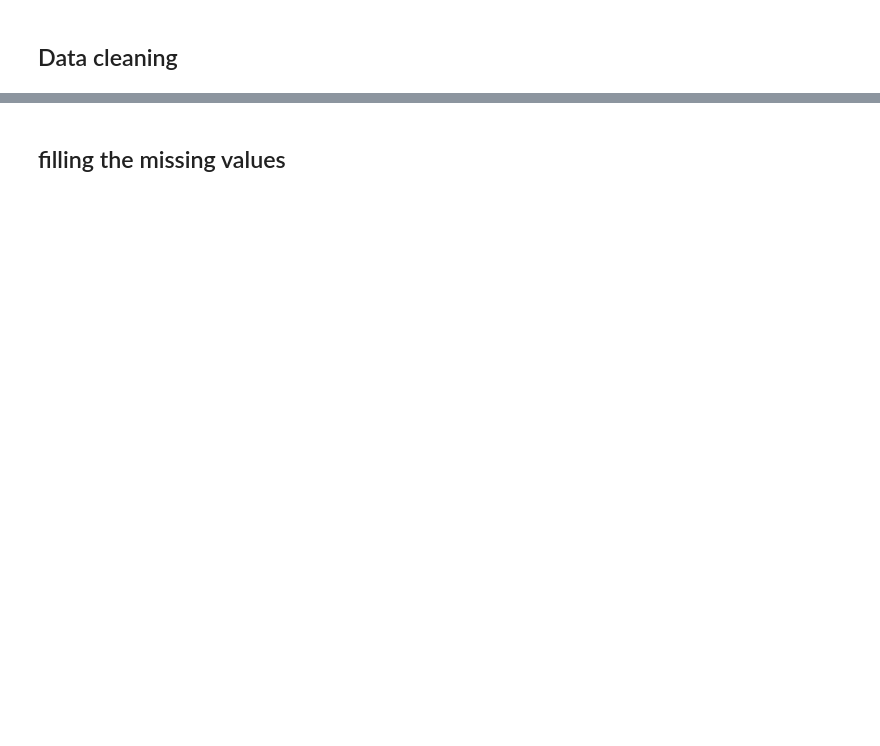
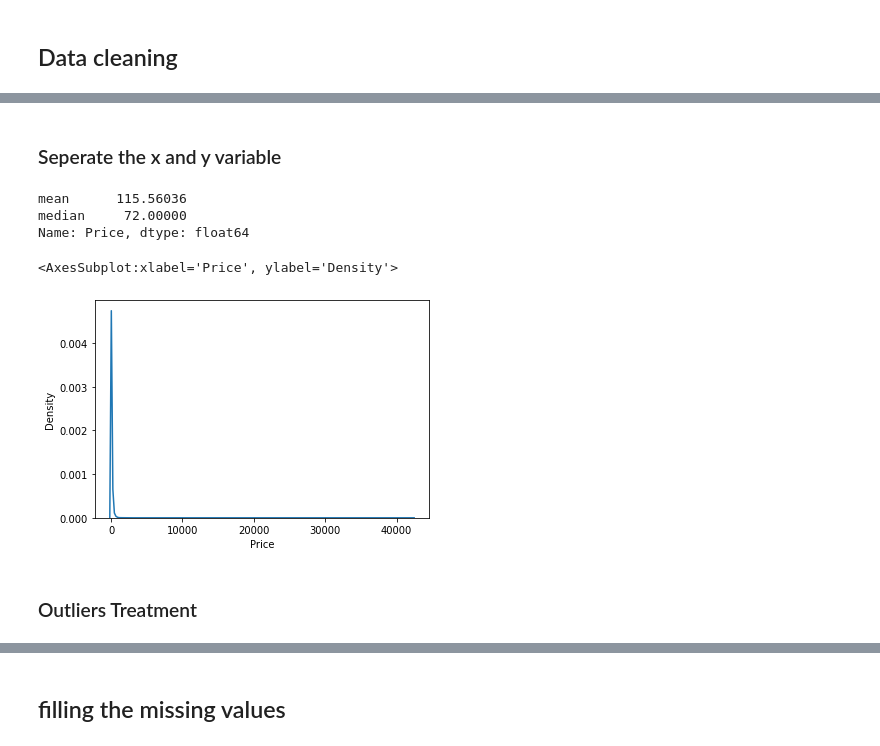
Before and after one commit to KiranSonkamble/Lb_house_prdiction, a Jupyter notebook: Bengaluru.ipynb, the cells around one changed output, grey strips where cells are left out. Cells and saved outputs as stored; diff of their text form; code cells hidden in the pictures; blank space fills up the shorter version.

```diff
--- a/Bengaluru.ipynb
+++ b/Bengaluru.ipynb
@@ -195,0 +210,15 @@ data shape after duplicates removal (12809, 9)
+# %% [markdown]
+### Seperate the x and y variable
+# %%
+data_x = data.drop('Price',axis=1)
+data_y = data['Price']
+
+print(data_y.agg(['mean','median']))
+
+sns.kdeplot(data_y)
+# %% [output]
+mean      115.56036
+median     72.00000
+Name: Price, dtype: float64
+<AxesSubplot:xlabel='Price', ylabel='Density'>
+[figure, added]
@@ -195,0 +231,2 @@ data shape after duplicates removal (12809, 9)
+# %% [markdown]
+### Outliers Treatment
```
Also changed, not shown: parts of 52 cells of this notebook.
